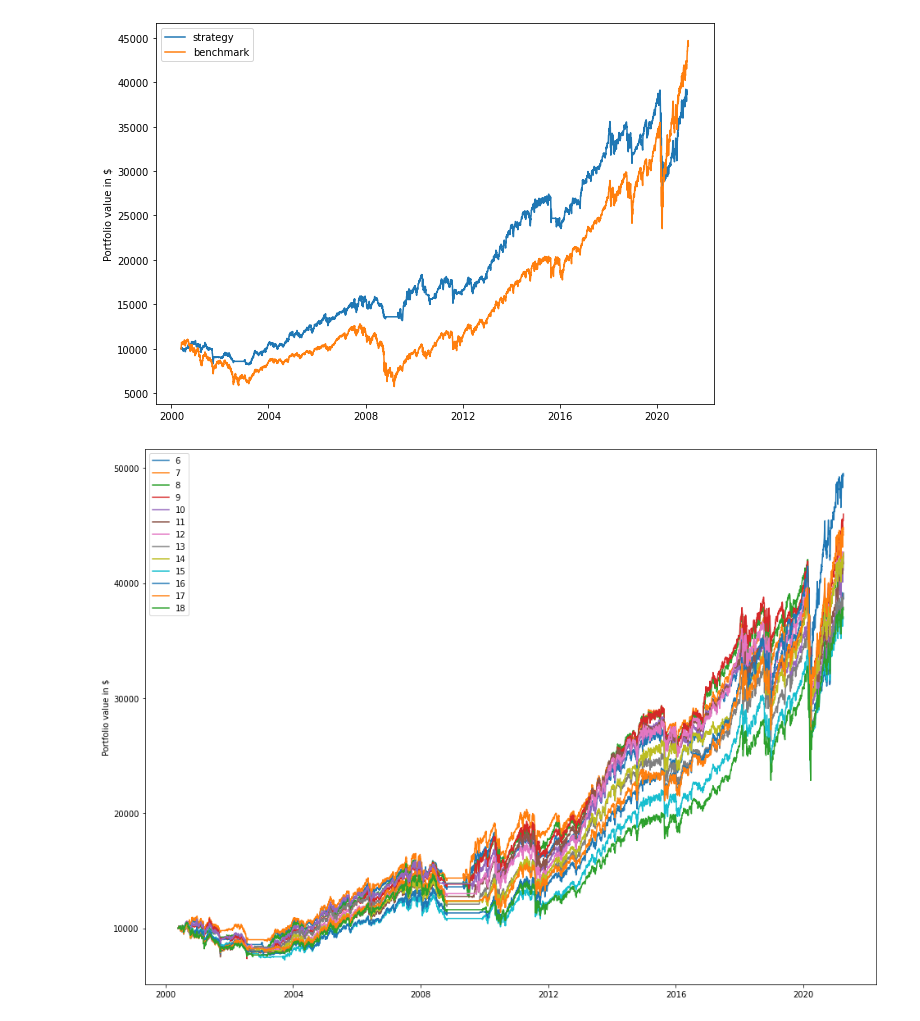
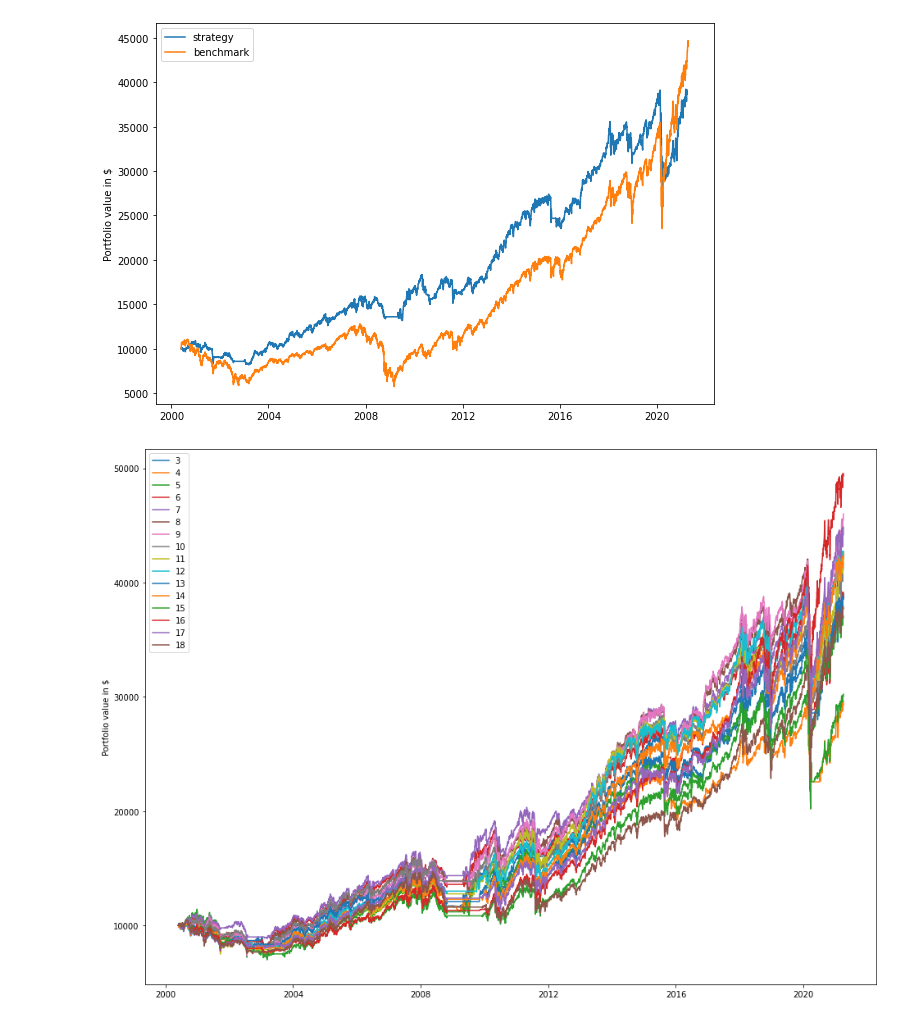
Before and after one commit to fja05680/pinkfish, a Jupyter notebook: examples/190.momentum-dmsr-portfolio/optimize.ipynb, the cells around one changed output. Drawn from its saved outputs; the diff is of its cells as text; code cells hidden in the pictures.

Commit message:
generalize plot_equity_curves() so that optimizers can use this function

```diff
--- a/examples/190.momentum-dmsr-portfolio/optimize.ipynb
+++ b/examples/190.momentum-dmsr-portfolio/optimize.ipynb
@@ -197,6 +181,12 @@ def plot_equity_curves(strategies):
-# %%
-x = int(Xs[0])
-y = len(Xs)
-plot_equity_curves(strategies[x:y+1:1])
-# %% [output]
-[figure, removed]
+# %%
+labels = []
+for strategy in strategies:
+    if optimize_lookback:
+        label = strategy.options['lookback']
+    elif optimize_top_tier:
+        label = strategy.options['top_tier']
+    labels.append(label)
+
+pf.plot_equity_curves(strategies, labels)
+# %% [output]
+[figure, added]
```
Also changed, not shown: parts of 1 cell of this notebook, 8 other files.
